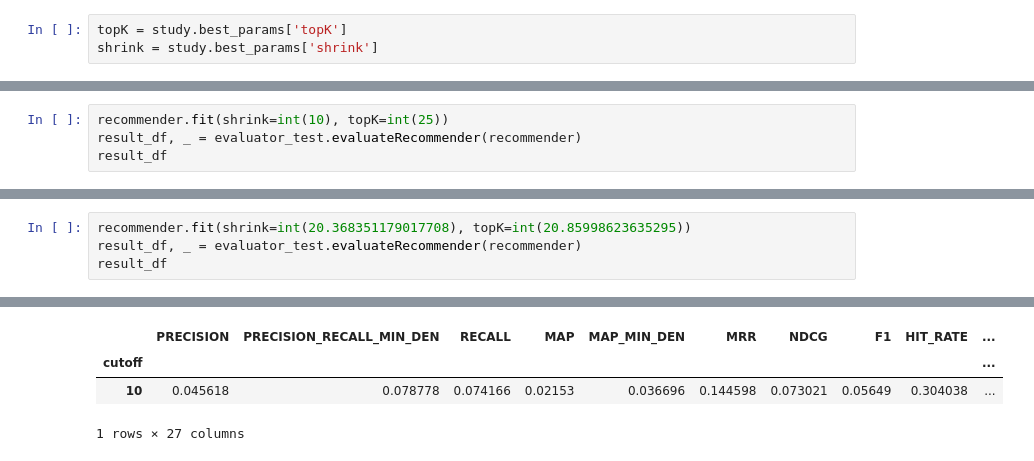
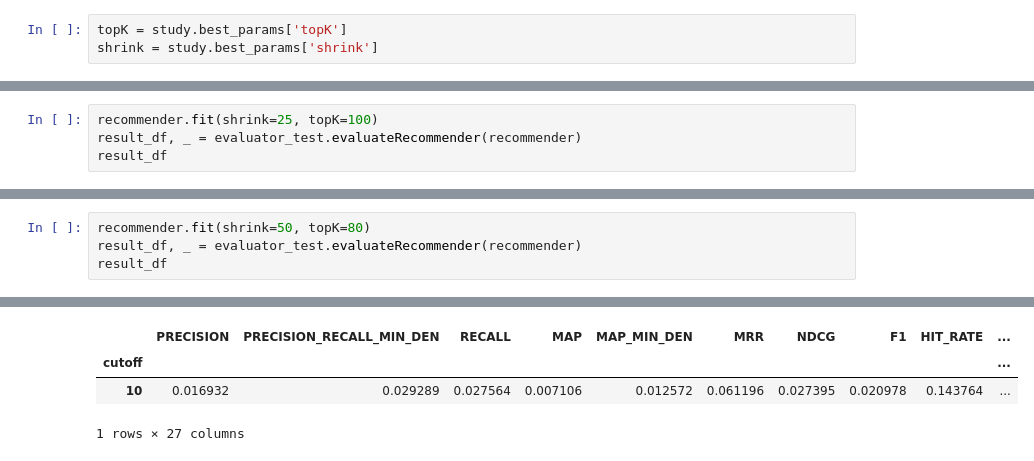
Before and after one commit to MatteoPancini/Recsys-Challenge-2022, a Jupyter notebook: Hyperparameter Tuning/ItemKNNCF.ipynb, the cells around one changed output, grey strips where cells are left out. Cells and saved outputs as stored; diff of their text form.

```diff
--- a/Hyperparameter Tuning/ItemKNNCF.ipynb
+++ b/Hyperparameter Tuning/ItemKNNCF.ipynb
@@ -228,6 +258,6 @@ EvaluatorHoldout: Processed 40049 (100.0%) in 14.52 sec. Users per second: 2757
 1 rows × 27 columns
 # %%
-recommender.fit(shrink=int(10), topK=int(25))
+recommender.fit(shrink=25, topK=100)
 result_df, _ = evaluator_test.evaluateRecommender(recommender)
 result_df
 # %% [output]
@@ -240,6 +270,6 @@ EvaluatorHoldout: Processed 40049 (100.0%) in 14.72 sec. Users per second: 2720
 1 rows × 27 columns
 # %%
-recommender.fit(shrink=int(20.368351179017708), topK=int(20.85998623635295))
+recommender.fit(shrink=50, topK=80)
 result_df, _ = evaluator_test.evaluateRecommender(recommender)
 result_df
 # %% [output]
@@ -248,4 +279,4 @@ EvaluatorHoldout: Processed 40120 (100.0%) in 14.43 sec. Users per second: 2779
 |  | PRECISION | PRECISION_RECALL_MIN_DEN | RECALL | MAP | MAP_MIN_DEN | MRR | NDCG | F1 | HIT_RATE | ... |
 | cutoff |  |  |  |  |  |  |  |  |  | ... |
-| 10 | 0.045618 | 0.078778 | 0.074166 | 0.02153 | 0.036696 | 0.144598 | 0.073021 | 0.05649 | 0.304038 | ... |
+| 10 | 0.016932 | 0.029289 | 0.027564 | 0.007106 | 0.012572 | 0.061196 | 0.027395 | 0.020978 | 0.143764 | ... |
 1 rows × 27 columns
```
Also changed, not shown: parts of 19 cells of this notebook, 3 other files.
